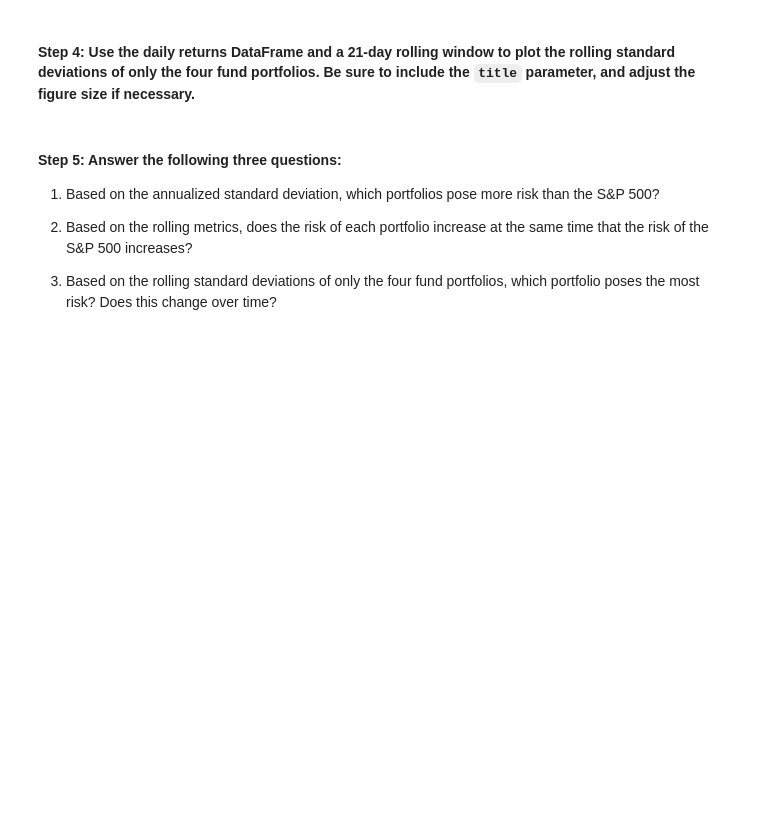
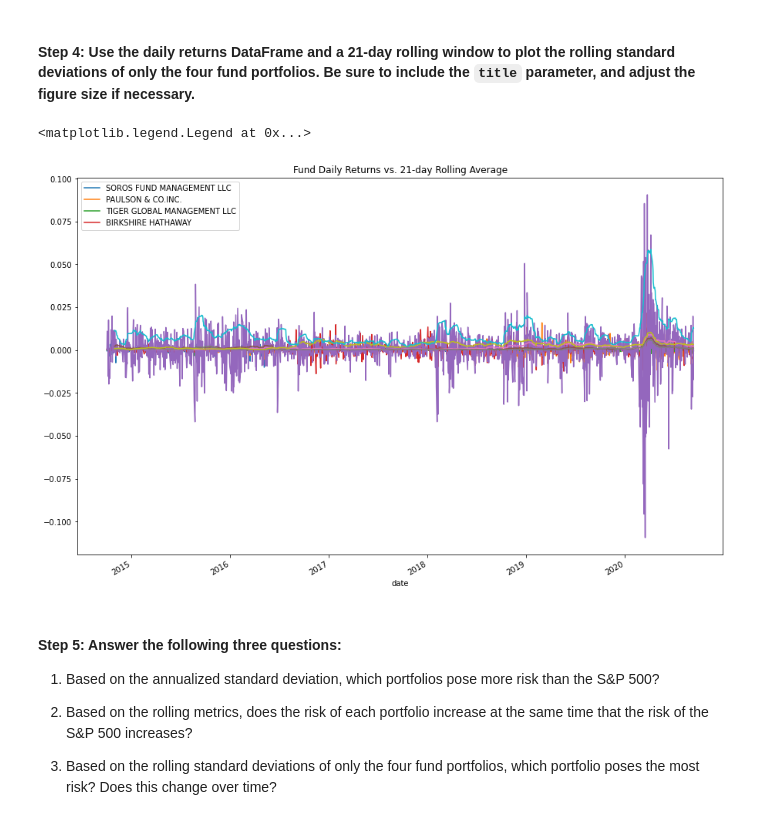
Before and after one commit to carljfrederick/whale-analysis, a Jupyter notebook: risk_return_analysis.ipynb, the cells around one changed output. Saved outputs shown, nothing was run; the diff lists cells and outputs as text; code cells hidden in the pictures; blank space fills up the shorter version.

```diff
--- a/risk_return_analysis.ipynb
+++ b/risk_return_analysis.ipynb
@@ -249,7 +276,14 @@ Evaluate the risk profile of each portfolio by using the standard deviation and
 # %%
 # Using the daily return data and a 21-day rolling window, plot the rolling standard deviation of just the 4 portfolios.
 # Include a title parameter and adjust the figure size
-# YOUR CODE HERE
+ax = daily_returns_df.plot(figsize = (15, 10), title = "Fund Daily Returns vs. 21-day Rolling Average")
+
+daily_returns_df.rolling(window=21).std().plot(ax=ax)
+
+ax.legend(["SOROS FUND MANAGEMENT LLC", "PAULSON & CO.INC.", "TIGER GLOBAL MANAGEMENT LLC", "BIRKSHIRE HATHAWAY"])
+# %% [output]
+<matplotlib.legend.Legend at 0x...>
+[figure, added]
 # %% [markdown]
 #### Step 5: Answer the following three questions:
 
```
Also changed, not shown: parts of 7 cells of this notebook.
